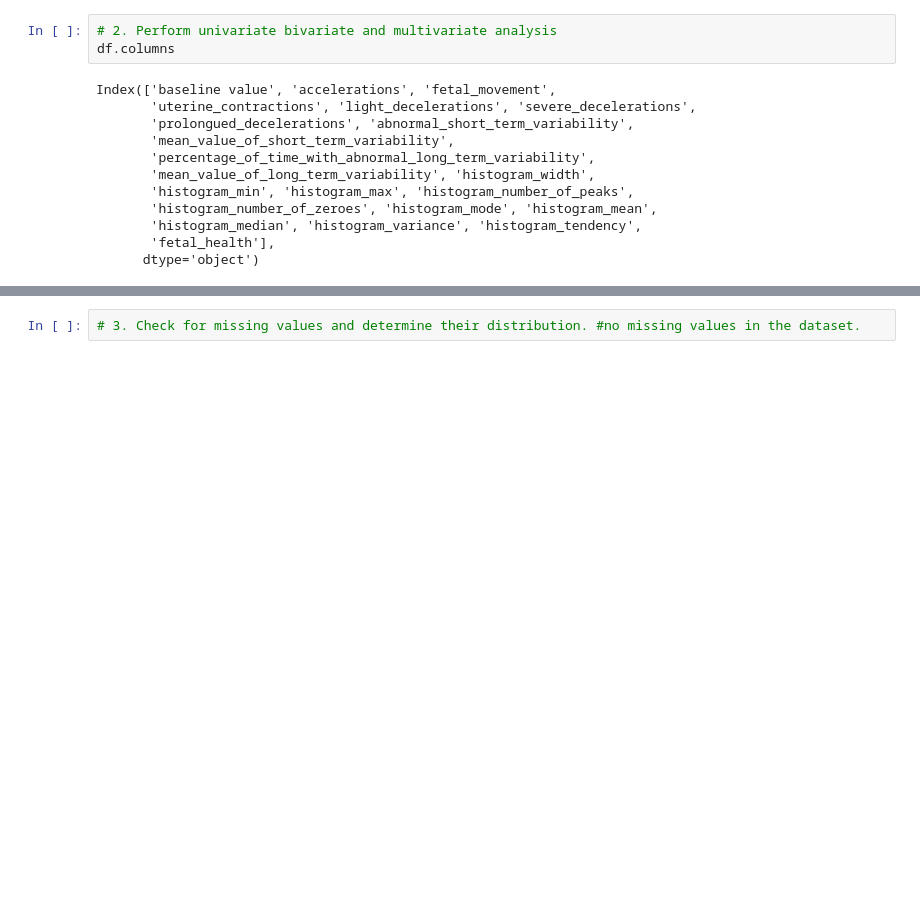
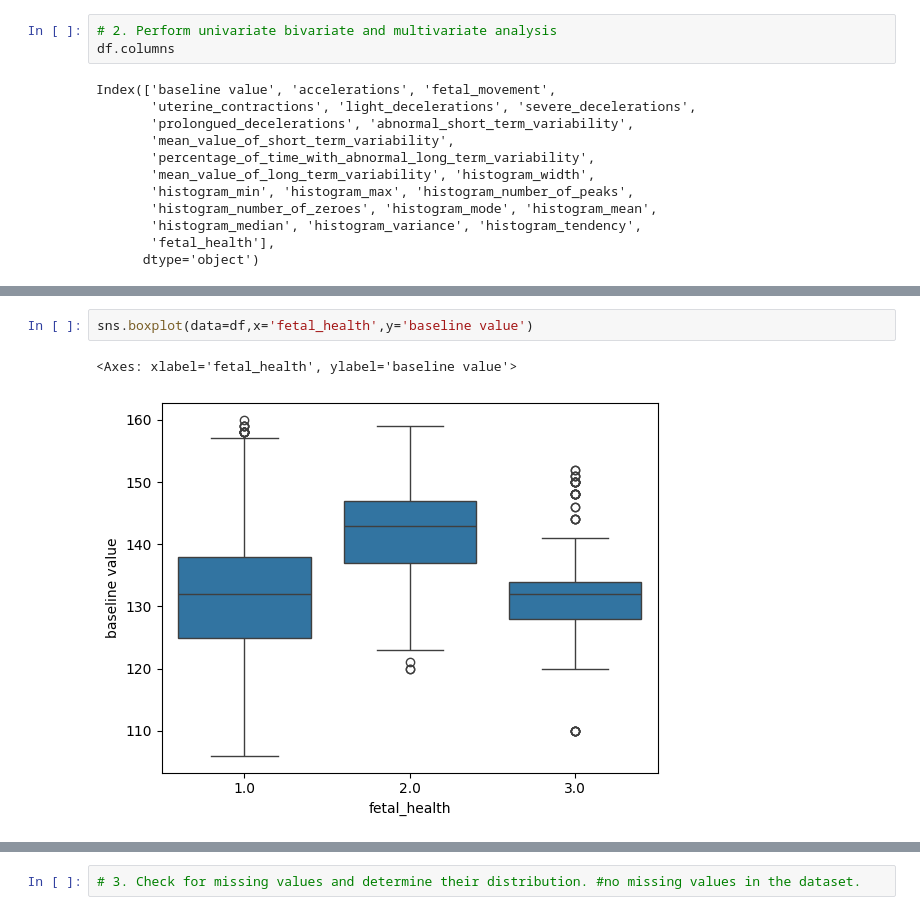
Before and after one commit to AayushParab44/Advanced_Statistics, a Jupyter notebook: EDA_Foetal_Health_Analysis notebook.ipynb, the cells around one changed output, grey strips where cells are left out. Cells and saved outputs as stored; diff of their text form; blank space fills up the shorter version.

```diff
--- a/EDA_Foetal_Health_Analysis notebook.ipynb
+++ b/EDA_Foetal_Health_Analysis notebook.ipynb
@@ -197,0 +230,5 @@ df.boxplot('baseline value')
+# %%
+sns.boxplot(data=df,x='fetal_health',y='baseline value')
+# %% [output]
+<Axes: xlabel='fetal_health', ylabel='baseline value'>
+[figure, added]
```
Also changed, not shown: parts of 23 cells of this notebook, 3 other files.
